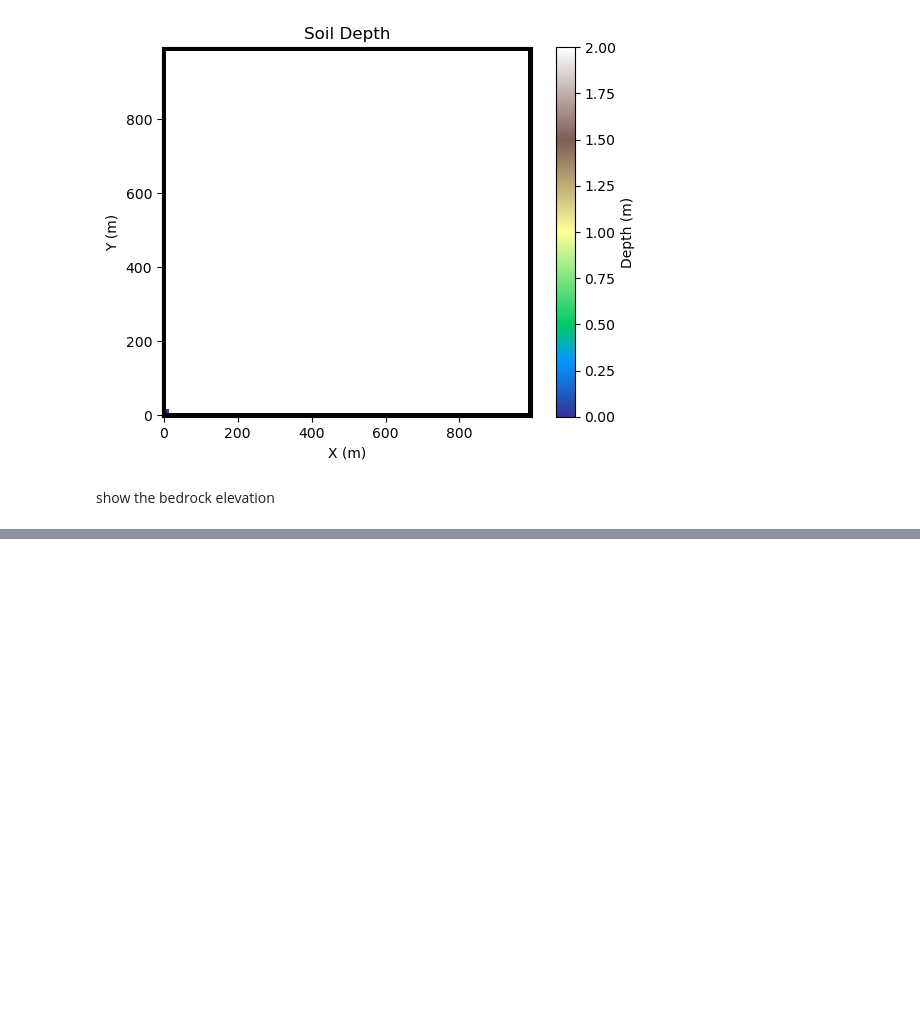
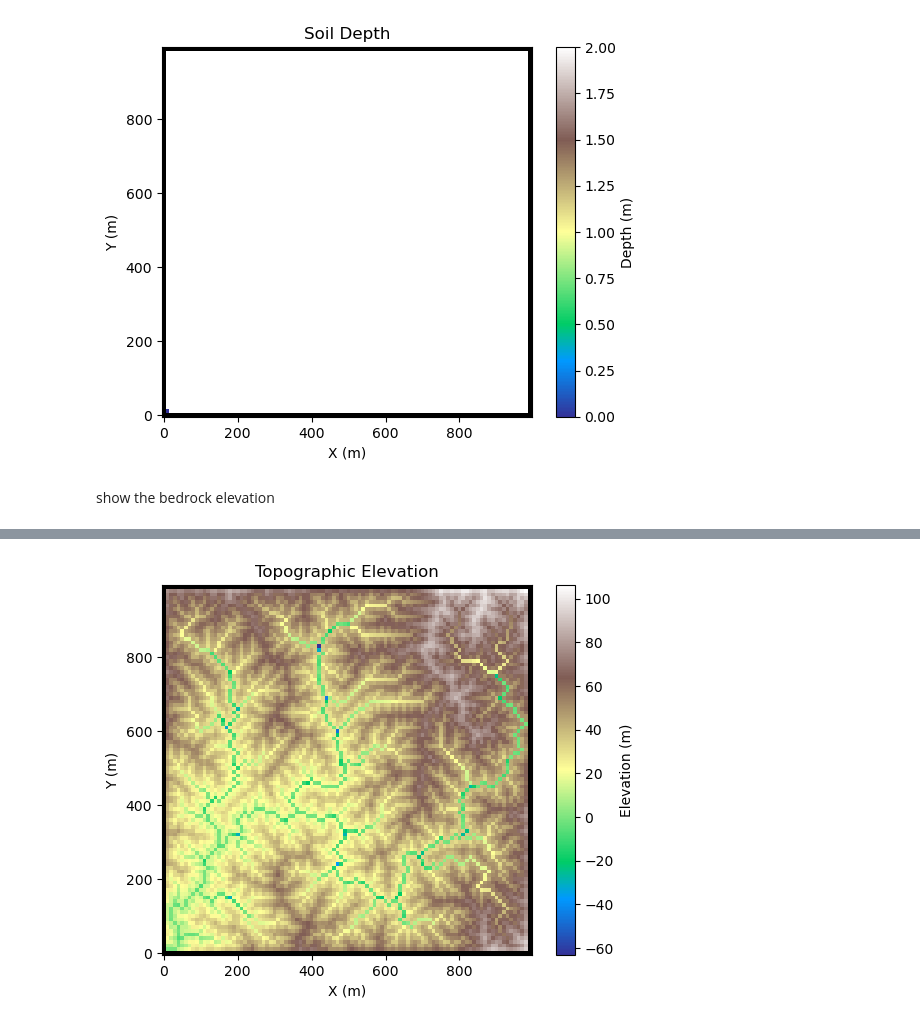
Before and after one commit to gsb223/landlabwork, a Jupyter notebook: final code/space_sample_topo.ipynb, the cells around one changed output, grey strips where cells are left out. Drawn from its saved outputs; the diff is of its cells as text; code cells hidden in the pictures; blank space fills up the shorter version.

```diff
--- a/final code/space_sample_topo.ipynb
+++ b/final code/space_sample_topo.ipynb
@@ -149,0 +191,12 @@ imshow_grid(mg, 'bedrock__elevation', plot_name='Bedrock Elevation', var_name =
+# %%
+for x in range(1000):
+    mg.at_node['bedrock__elevation'][mg.core_nodes] += uplift_per_timestep  #adding uplift to the bedrock
+    mg.at_node['topographic__elevation'][mg.core_nodes]+= uplift_per_timestep  #adding uplift to the bedrock
+    #mg.at_node["topographic__elevation"][outlet_id] -= 0.001 # Uplift
+
+    fr.run_one_step()
+    #fa.run_one_step()
+    #df.map_depressions()
+    sp.run_one_step(dt = timestep)
+    DDdiff.run_one_step(1)
+    print(x)
@@ -149,0 +221,11 @@ imshow_grid(mg, 'bedrock__elevation', plot_name='Bedrock Elevation', var_name =
+# %%
+#Instantiate figure as empty plot
+figelev = plt.figure()
+
+#Instantiate subplot as empty plot
+plot = plt.subplot()
+
+#Create a topographic elevation plot that shows the elevation of the landscape in diff colors - using landlab utility imshow_grid
+imshow_grid(mg, 'topographic__elevation', plot_name='Topographic Elevation', var_name = 'Elevation', var_units=r'm', grid_units=('m', 'm'), cmap='terrain',color_for_background=None)
+# %% [output]
+[figure, added]
```
Also changed, not shown: parts of 5 cells of this notebook, 6 other files.
